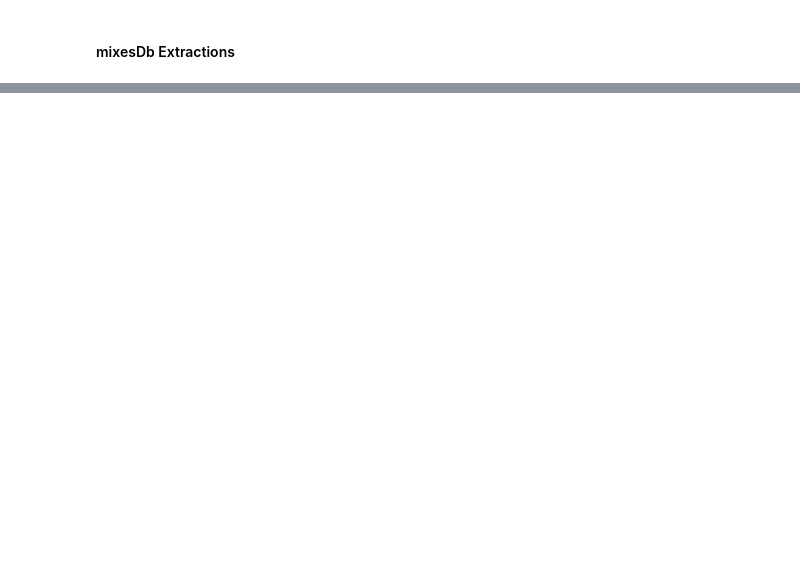
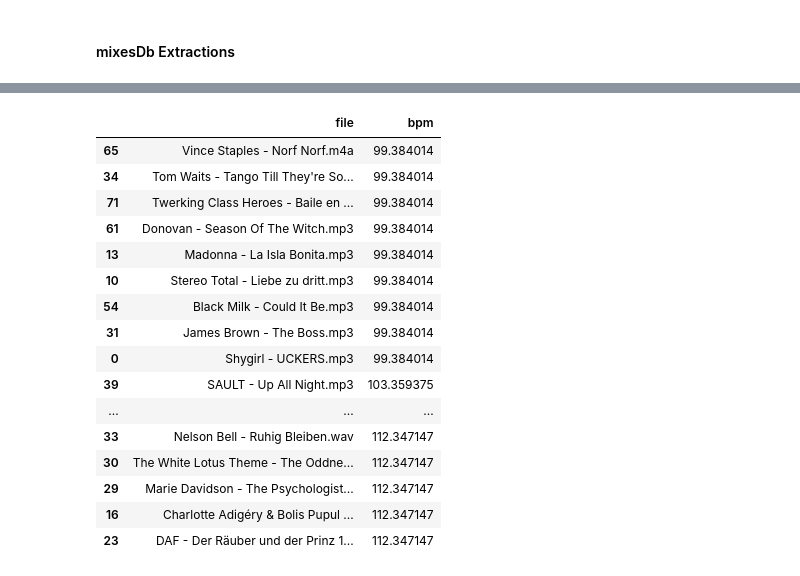
Before and after one commit to bjrnbrn/ContentBasedRecommender, a Jupyter notebook: project/ContentBasedMusicRecommendation.ipynb, the cells around one changed output, grey strips where cells are left out. Cells and saved outputs as stored; diff of their text form; code cells hidden in the pictures; blank space fills up the shorter version.

```diff
--- a/project/ContentBasedMusicRecommendation.ipynb
+++ b/project/ContentBasedMusicRecommendation.ipynb
@@ -194,0 +289,6 @@ plt.show()
+# %%
+possible_files = pd.DataFrame(synchable_files)
+# %%
+possible_files.columns=['file', 'bpm']
+# %%
+files_sorted = possible_files.sort_values(by='bpm')
@@ -194,0 +311,22 @@ plt.show()
+# %%
+filtered_files = files_sorted[(files_sorted['bpm'] >= min_tempo) & (files_sorted['bpm'] <= max_tempo)]
+# %%
+filtered_files
+# %% [output]
+|  | file | bpm |
+| 65 | Vince Staples - Norf Norf.m4a | 99.384014 |
+| 34 | Tom Waits - Tango Till They're So... | 99.384014 |
+| 71 | Twerking Class Heroes - Baile en ... | 99.384014 |
+| 61 | Donovan - Season Of The Witch.mp3 | 99.384014 |
+| 13 | Madonna - La Isla Bonita.mp3 | 99.384014 |
+| 10 | Stereo Total - Liebe zu dritt.mp3 | 99.384014 |
+| 54 | Black Milk - Could It Be.mp3 | 99.384014 |
+| 31 | James Brown - The Boss.mp3 | 99.384014 |
+| 0 | Shygirl - UCKERS.mp3 | 99.384014 |
+| 39 | SAULT - Up All Night.mp3 | 103.359375 |
+| ... | ... | ... |
+| 33 | Nelson Bell - Ruhig Bleiben.wav | 112.347147 |
+| 30 | The White Lotus Theme - The Oddne... | 112.347147 |
+| 29 | Marie Davidson - The Psychologist... | 112.347147 |
+| 16 | Charlotte Adigéry & Bolis Pupul ... | 112.347147 |
+| 23 | DAF - Der Räuber und der Prinz 1... | 112.347147 |
```
Also changed, not shown: parts of 52 cells of this notebook, 7 other files.
